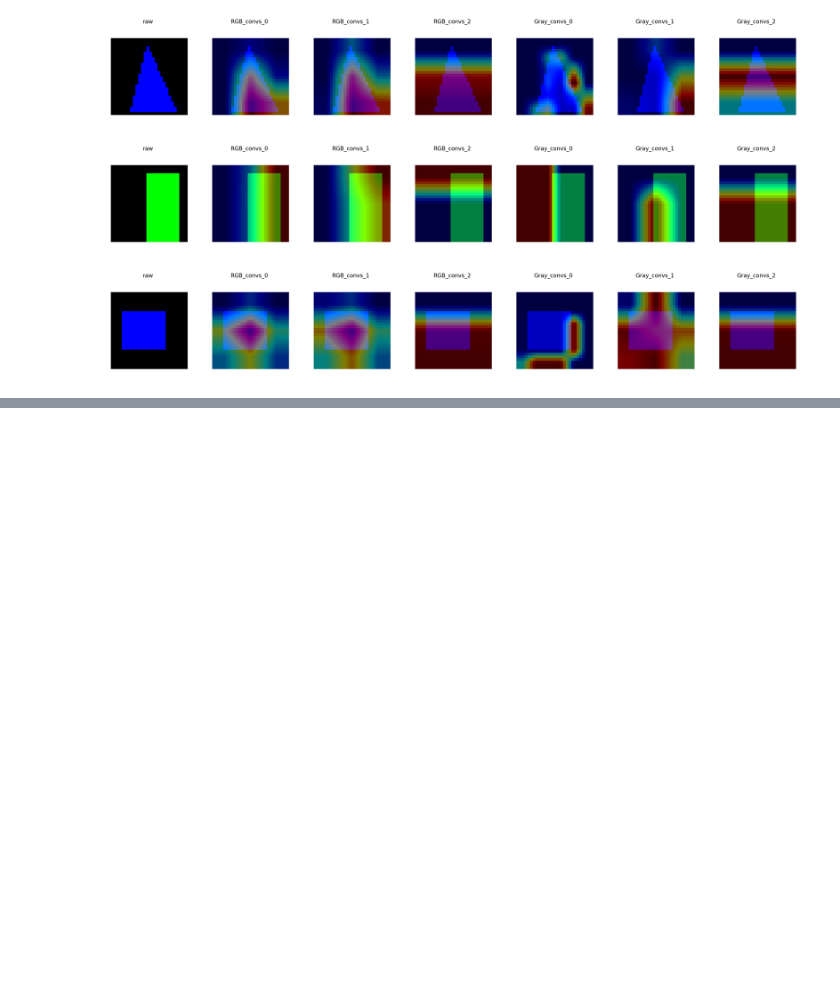
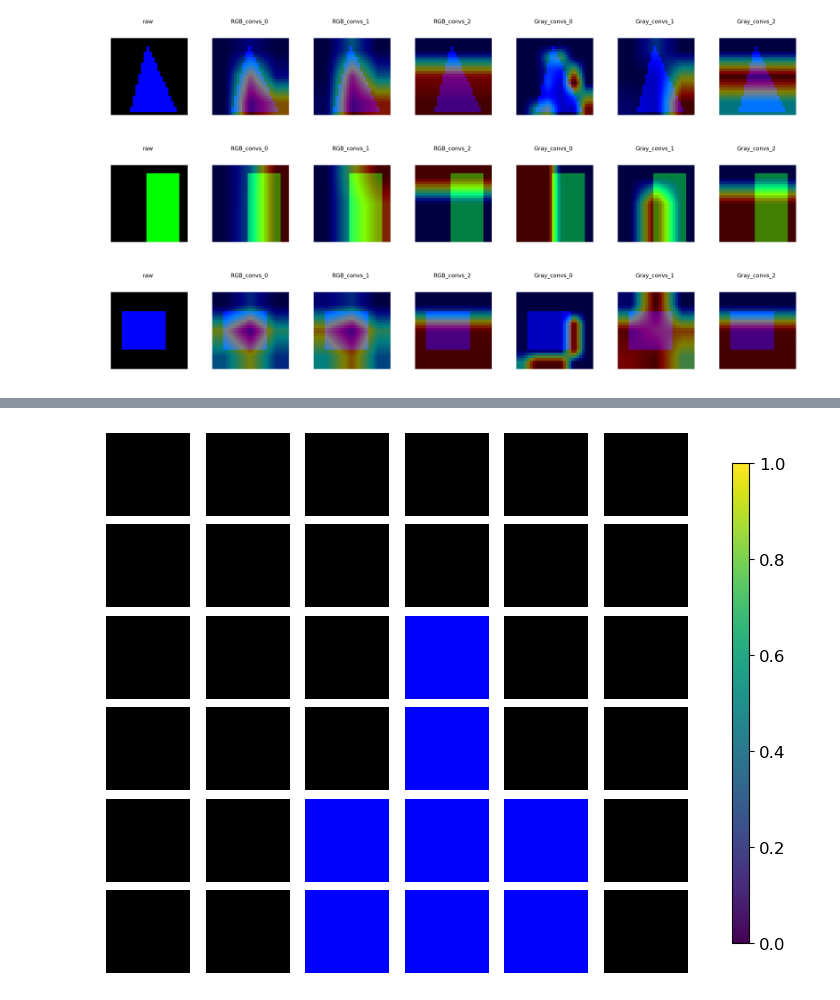
Before and after one commit to Cobra30621/RGB_SFM_V2, a Jupyter notebook: gram-cam-research.ipynb, the cells around one changed output, grey strips where cells are left out. Cells and saved outputs as stored; diff of their text form; code cells hidden in the pictures; blank space fills up the shorter version.

Commit message:
feat: adding more plot cam method

```diff
--- a/gram-cam-research.ipynb
+++ b/gram-cam-research.ipynb
@@ -296,0 +715,20 @@ for i in range(0, 3):
+# %%
+method = GradCAM
+
+label_arg = label.argmax().item()
+
+cams = get_each_layers_cam(
+        model = model,
+        target_layers = heatmap_layers,
+        label = label_arg,
+        input_tensor = image,
+        cam_method = method)
+# %%
+
+
+# 範例資料
+cam = np.random.rand(10, 7)  # cam.shape = (10, 7)
+output_shape = (3, 1)        # 目標縮減形狀
+
+reduced = get_reduced_cam(cam, output_shape)
+print("Reduced cam:\n", reduced)
@@ -296,0 +740,62 @@ for i in range(0, 3):
+# %%
+import matplotlib.pyplot as plt
+import seaborn as sns
+
+
+def get_reduced_cam(cam, output_shape):
+    n, m = cam.shape
+    target_n, target_m = output_shape
+
+    # 沿著兩個維度進行不均勻分割
+    split_n = np.array_split(np.arange(n), target_n)
+    split_m = np.array_split(np.arange(m), target_m)
+
+    # 對每個區塊取平均
+    reduced_cam = np.array([
+        np.mean(cam[np.ix_(rows, cols)])
+        for rows in split_n
+        for cols in split_m
+    ]).reshape(output_shape)
+
+    return reduced_cam
+
+def plot_RM_CI_with_cam_mask(RM_CI, cam, save_path):
+    output_shape = (RM_CI.shape[0], RM_CI.shape[1])
+    resize_cam = get_reduced_cam(cam, output_shape)
+
+    print(resize_cam)
+
+    Threshold = 0.1
+    # 找出 resize_cam 中小於 Threshold 的位置
+    mask = resize_cam < Threshold
+
+    # 將對應的 RM_CI 區塊全部設為 0
+    RM_CI[mask] = 0
+
+    plot_map(RM_CI, path=save_path + f'{name}_cam_RM_CI')
+    print(save_path + f'{name}_cam_RM_CI')
+    plot_heatmap(resize_cam, save_path = save_path + f'{name}_cam', title=f"Heatmap for {name}")
+
+def plot_heatmap(resize_cam, save_path, title="Heatmap of resize_cam"):
+    plt.figure(figsize=(8, 6))
+    sns.heatmap(resize_cam, annot=True, cmap="viridis", cbar=True, fmt=".2f")
+    plt.title(title)
+    plt.xlabel("m-axis")
+    plt.ylabel("n-axis")
+
+     # 儲存圖像
+    plt.savefig(save_path, bbox_inches='tight')
+    plt.close()  # 關閉圖形，節省內存
+    print(f"Heatmap saved to {save_path}")
+
+
+
+RM_CI_save_path = f'{save_path}/RM_CIs/'
+os.makedirs(RM_CI_save_path, exist_ok=True)
+
+
+for name, RM_CI in RM_CIs.items():
+    print(f"{name}, {RM_CI.shape}, {cams[name].shape}")
+
+    plot_RM_CI_with_cam_mask(RM_CI, cams[name], RM_CI_save_path)
+# %% [output]
@@ -296,0 +819 @@ for i in range(0, 3):
+[figure, added]
```
Also changed, not shown: parts of 10 cells of this notebook, 4 other files.
